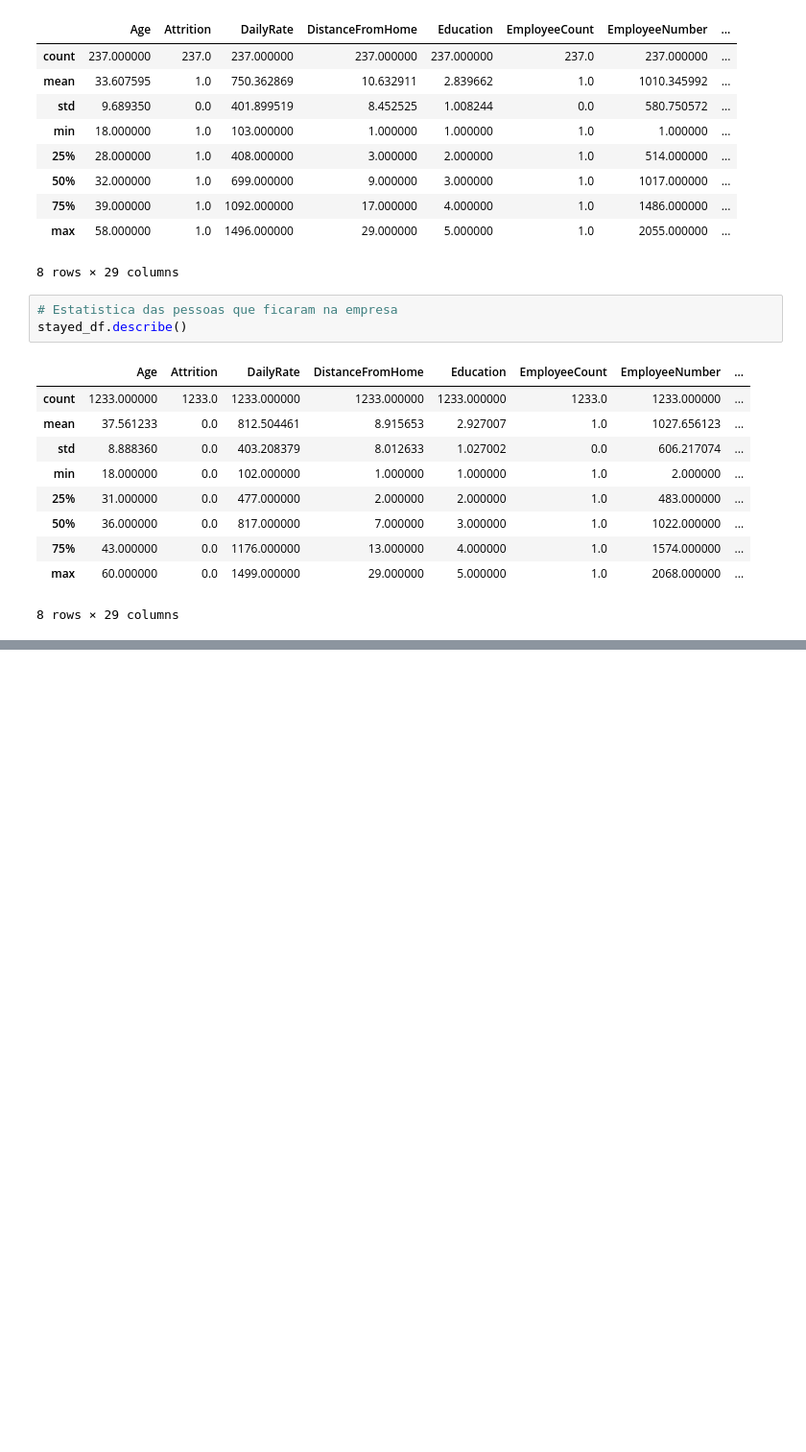
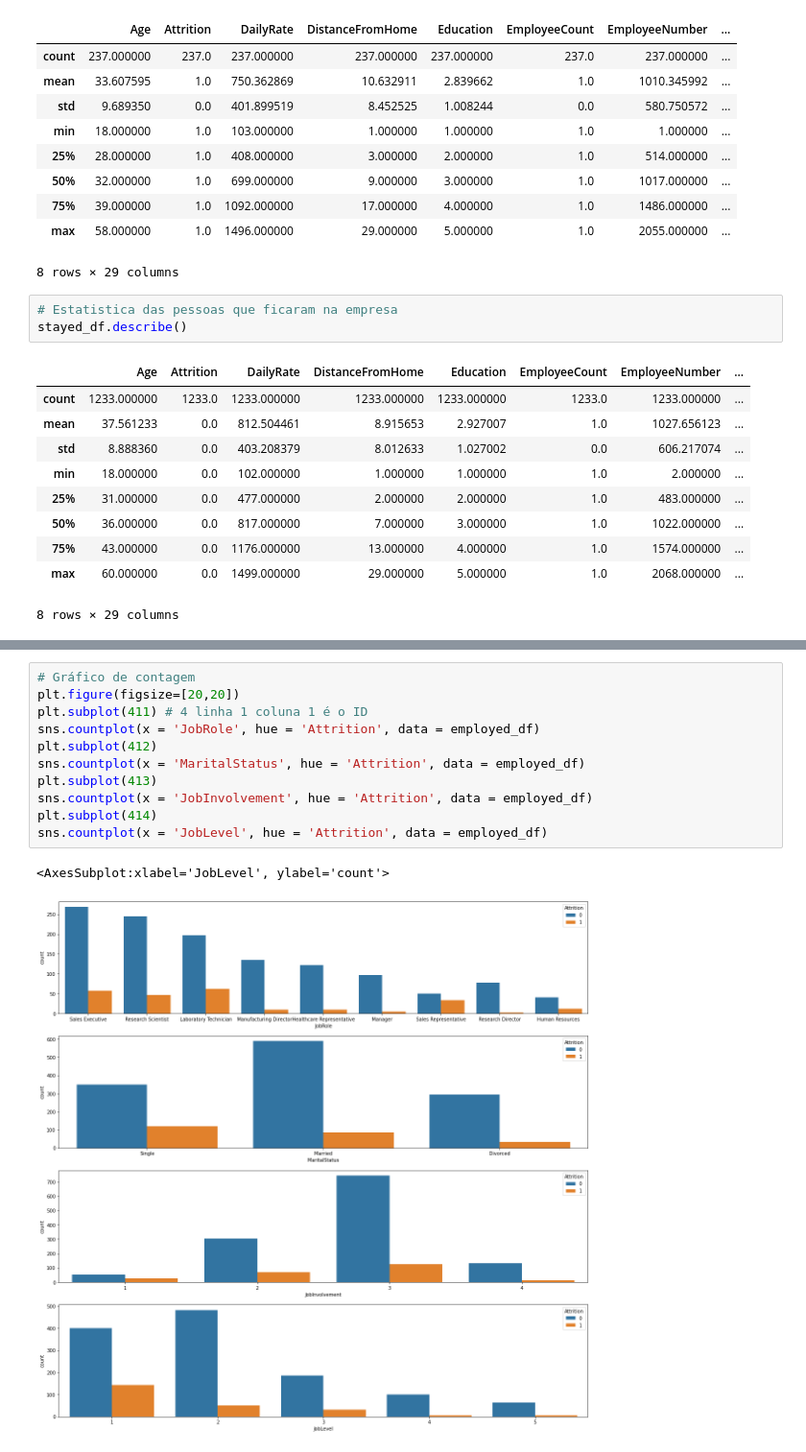
Before and after one commit to Rosivaldojesus/data_analysis, a Jupyter notebook: rh/main.ipynb, the cells around one changed output, grey strips where cells are left out. Shown: that part at 96% size. Saved outputs shown, nothing was run; the diff lists cells and outputs as text; blank space fills up the shorter version.

```diff
--- a/rh/main.ipynb
+++ b/rh/main.ipynb
@@ -150,0 +159,14 @@ sns.heatmap(correlations, annot=True);
+# %%
+# Gráfico de contagem
+plt.figure(figsize=[20,20])
+plt.subplot(411) # 4 linha 1 coluna 1 é o ID
+sns.countplot(x = 'JobRole', hue = 'Attrition', data = employed_df)
+plt.subplot(412)
+sns.countplot(x = 'MaritalStatus', hue = 'Attrition', data = employed_df)
+plt.subplot(413)
+sns.countplot(x = 'JobInvolvement', hue = 'Attrition', data = employed_df)
+plt.subplot(414)
+sns.countplot(x = 'JobLevel', hue = 'Attrition', data = employed_df)
+# %% [output]
+<AxesSubplot:xlabel='JobLevel', ylabel='count'>
+[figure, added]
```
Also changed, not shown: parts of 43 cells of this notebook, 4 other files.
